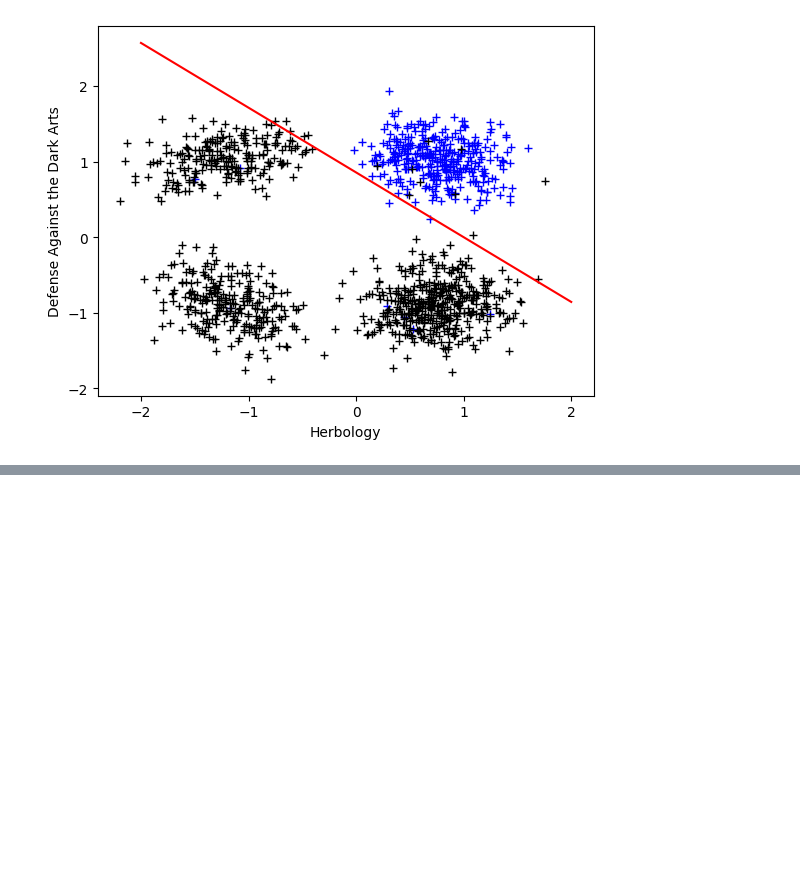
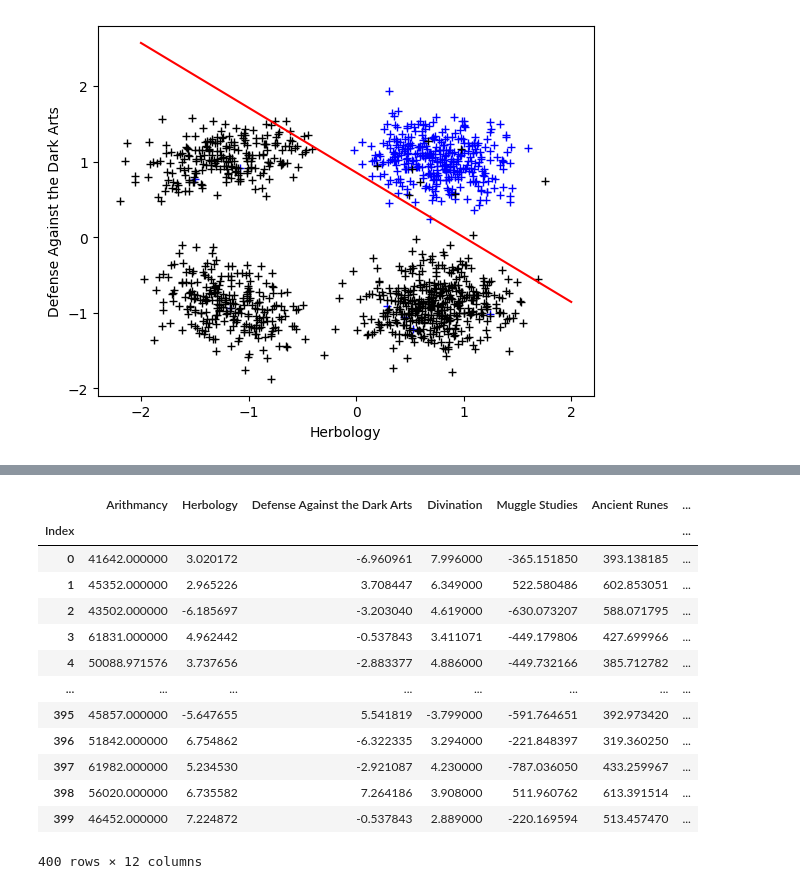
Before and after one commit to mbocquel/dslr, a Jupyter notebook: goinfre/logreg_train.ipynb, the cells around one changed output, grey strips where cells are left out. Drawn from its saved outputs; the diff is of its cells as text; code cells hidden in the pictures; blank space fills up the shorter version.

```diff
--- a/goinfre/logreg_train.ipynb
+++ b/goinfre/logreg_train.ipynb
@@ -345,0 +385,17 @@ plot_limit(X_reduit, 0, 1, w_RavenclawReduit, b_RavenclawReduit)
+# %%
+X_toTest
+# %% [output]
+|  | Arithmancy | Herbology | Defense Against the Dark Arts | Divination | Muggle Studies | Ancient Runes | ... |
+| Index |  |  |  |  |  |  | ... |
+| 0 | 41642.000000 | 3.020172 | -6.960961 | 7.996000 | -365.151850 | 393.138185 | ... |
+| 1 | 45352.000000 | 2.965226 | 3.708447 | 6.349000 | 522.580486 | 602.853051 | ... |
+| 2 | 43502.000000 | -6.185697 | -3.203040 | 4.619000 | -630.073207 | 588.071795 | ... |
+| 3 | 61831.000000 | 4.962442 | -0.537843 | 3.411071 | -449.179806 | 427.699966 | ... |
+| 4 | 50088.971576 | 3.737656 | -2.883377 | 4.886000 | -449.732166 | 385.712782 | ... |
+| ... | ... | ... | ... | ... | ... | ... | ... |
+| 395 | 45857.000000 | -5.647655 | 5.541819 | -3.799000 | -591.764651 | 392.973420 | ... |
+| 396 | 51842.000000 | 6.754862 | -6.322335 | 3.294000 | -221.848397 | 319.360250 | ... |
+| 397 | 61982.000000 | 5.234530 | -2.921087 | 4.230000 | -787.036050 | 433.259967 | ... |
+| 398 | 56020.000000 | 6.735582 | 7.264186 | 3.908000 | 511.960762 | 613.391514 | ... |
+| 399 | 46452.000000 | 7.224872 | -0.537843 | 2.889000 | -220.169594 | 513.457470 | ... |
+400 rows × 12 columns
```
Also changed, not shown: parts of 12 cells of this notebook, 1 other file.
